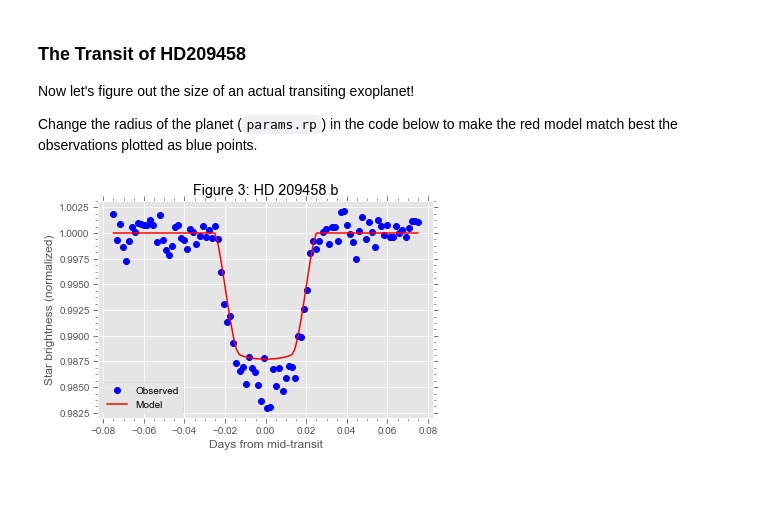
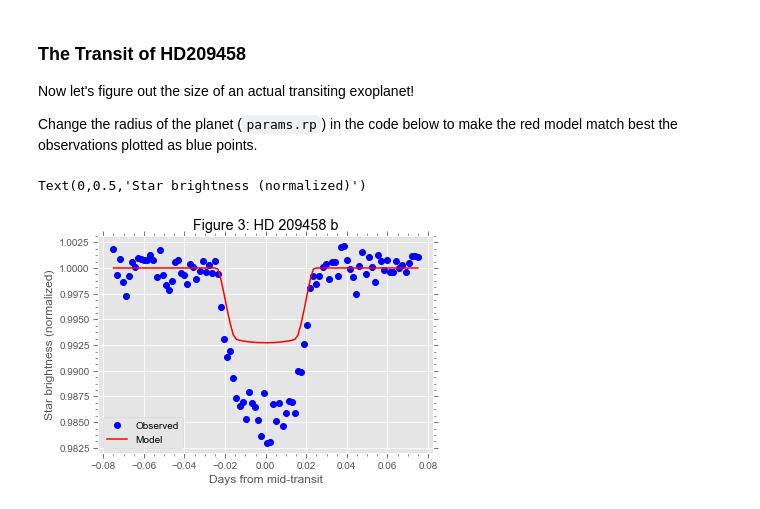
Before and after one commit to EDENSurvey/TeenAstroCafeActivity, a Jupyter notebook: activity.ipynb, the cells around one changed output. Saved outputs shown, nothing was run; the diff lists cells and outputs as text; code cells hidden in the pictures.

```diff
--- a/activity.ipynb
+++ b/activity.ipynb
@@ -150,7 +150,41 @@ D)  $\tau_{d} = R_{p}^{2} / R_{*}^{2}$
 Now let's figure out the size of an actual transiting exoplanet!
 
 Change the radius of the planet (`params.rp`) in the code below to make the red model match best the observations plotted as blue points.
+# %%
+# Parameters of planet model
+params = batman.TransitParams()
+params.t0 = 0.                                   # time of inferior conjunction
+params.per = 3.                                  # orbital period (days)
+params.rp = ((1.0*u.Rjup)/(1.203*u.Rsun)).si.value # planet radius (in units of stellar radii)
+params.a = 15.                              # semi-major axis (in units of stellar radii)
+params.inc = 87.                                 # orbital inclination (in degrees)
+params.ecc = 0.                                  # eccentricity
+params.w = 90.                                   # longitude of periastron (in degrees)
+params.u = [0.1, 0.1]                            # limb darkening coefficients [u1, u2]
+params.limb_dark = "quadratic"                   # limb darkening model
+
+# Defining the timeframe and calculating flux
+t = np.linspace(-0.025, 0.025, 100)*params.per # Creates an array of 100 points
+                                               # near the transit time
+m = batman.TransitModel(params, t)             # Initializes model
+flux_model = m.light_curve(params)          #calculates light curve
+
+# Loading observed data
+t_obs, flux_obs = np.loadtxt('HD209458b.dat', unpack=True)
+
+# Plotting results
+plt.plot(t_obs, flux_obs, 'bo', label='Observed')
+plt.plot(t, flux_model, 'r-', label='Model')
+plt.title("Figure 3: HD 209458 b")
+plt.legend(loc=3)
+plt.xlabel("Days from mid-transit")
+plt.ylabel("Star brightness (normalized)")
+# %% [output]
+Text(0,0.5,'Star brightness (normalized)')
+[figure, added]
 # %%
+## IN PROGRESS
+
 def interactive_transit_model(jupiter_radii):
 
     # Parameters of planet model
@@ -181,5 +215,5 @@ def interactive_transit_model(jupiter_radii):
     plt.legend(loc=3)
     plt.xlabel("Days from mid-transit")
     plt.ylabel("Star brightness (normalized)")
+
+print()
-# %% [output]
-[figure, removed]
```
